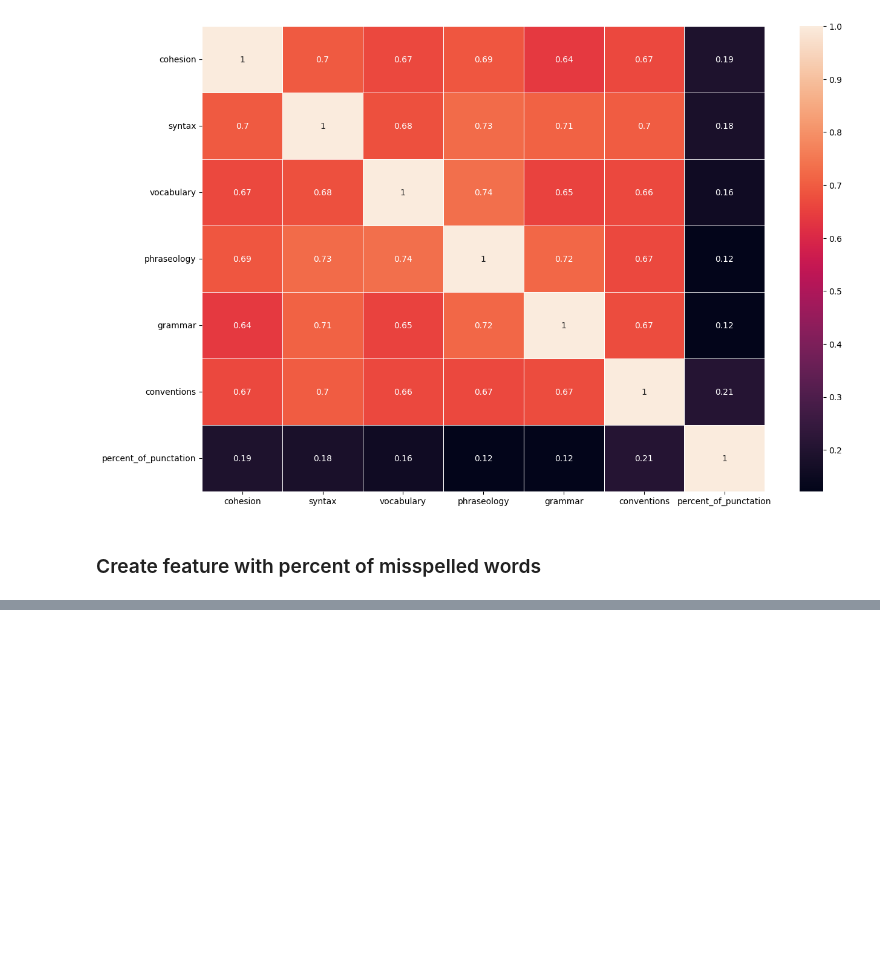
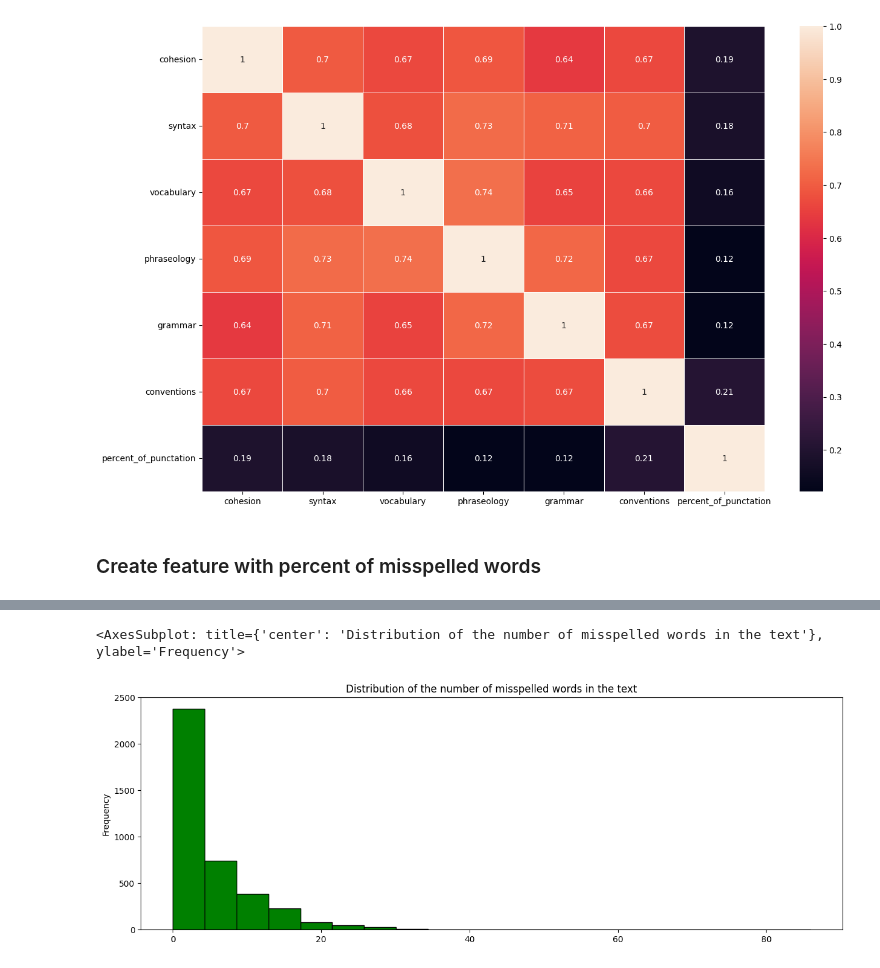
Before and after one commit to KubiakJakub01/Feedback-Prize-ELL, a Jupyter notebook: src/notebooks/research_features.ipynb, the cells around one changed output, grey strips where cells are left out. Cells and saved outputs as stored; diff of their text form; code cells hidden in the pictures; blank space fills up the shorter version.

Commit message:
Plot distibution of the number of misspelled words

```diff
--- a/src/notebooks/research_features.ipynb
+++ b/src/notebooks/research_features.ipynb
@@ -192,3 +192,18 @@ train_df.head()
 | 2 | 00299B378633 | Dear, Principal\n\nIf u change th... | 3.0 | 3.5 | 3.0 | 3.0 | 3.0 | 2.5 | 320 | ... |
 | 3 | 003885A45F42 | The best time in life is when you... | 4.5 | 4.5 | 4.5 | 4.5 | 4.0 | 5.0 | 728 | ... |
 | 4 | 0049B1DF5CCC | Small act of kindness can impact ... | 2.5 | 3.0 | 3.0 | 3.0 | 2.5 | 2.5 | 234 | ... |
+# %%
+# Plot the distribution of the number of misspelled words in the text
+train_df[num_of_misspelled_words].plot(
+    kind="hist",
+    figsize=(15, 5),
+    bins=20,
+    title="Distribution of the number of misspelled words in the text",
+    color="green",
+    edgecolor="black",
+    xlabel="Number of misspelled words",
+    ylabel="Frequency",
+)
+# %% [output]
+<AxesSubplot: title={'center': 'Distribution of the number of misspelled words in the text'}, ylabel='Frequency'>
+[figure, added]
```
